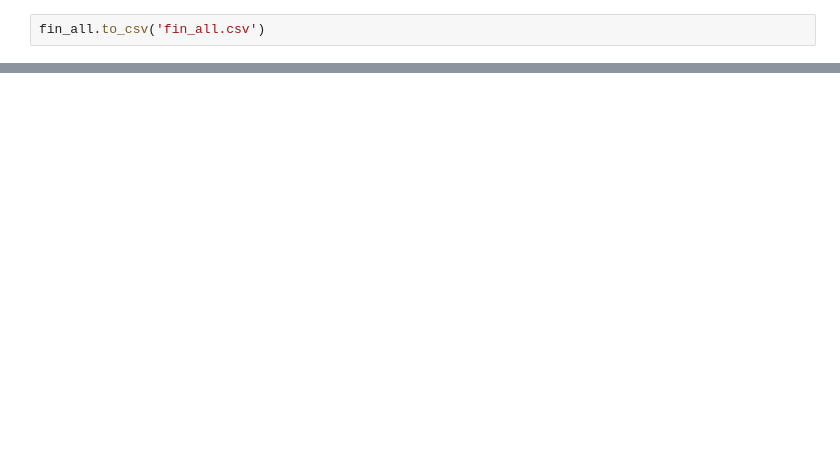
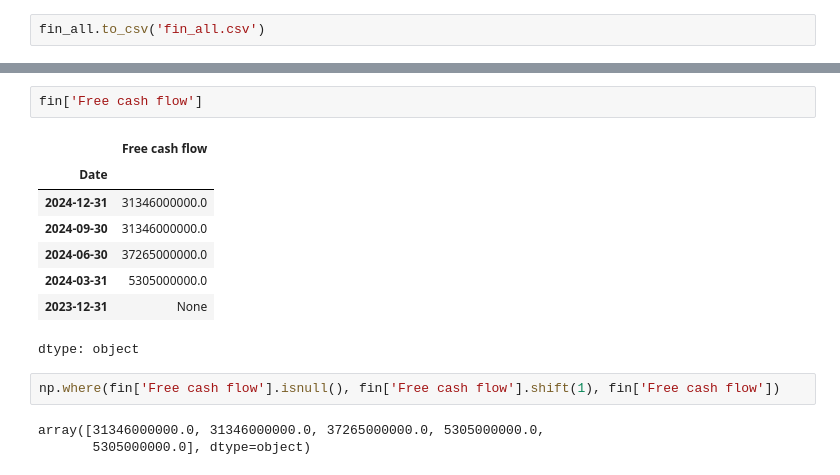
Before and after one commit to sarvarip/QuantitativeFinance, a Jupyter notebook: Pull_finance_data.ipynb, the cells around one changed output, grey strips where cells are left out. Drawn from its saved outputs; the diff is of its cells as text; blank space fills up the shorter version.

```diff
--- a/Pull_finance_data.ipynb
+++ b/Pull_finance_data.ipynb
@@ -387,0 +433,16 @@ fin_all.to_csv('fin_all.csv')
+# %%
+fin['Free cash flow']
+# %% [output]
+|  | Free cash flow |
+| Date |  |
+| 2024-12-31 | 31346000000.0 |
+| 2024-09-30 | 31346000000.0 |
+| 2024-06-30 | 37265000000.0 |
+| 2024-03-31 | 5305000000.0 |
+| 2023-12-31 | None |
+dtype: object
+# %%
+np.where(fin['Free cash flow'].isnull(), fin['Free cash flow'].shift(1), fin['Free cash flow'])
+# %% [output]
+array([31346000000.0, 31346000000.0, 37265000000.0, 5305000000.0,
+       5305000000.0], dtype=object)
```
Also changed, not shown: parts of 11 cells of this notebook.
